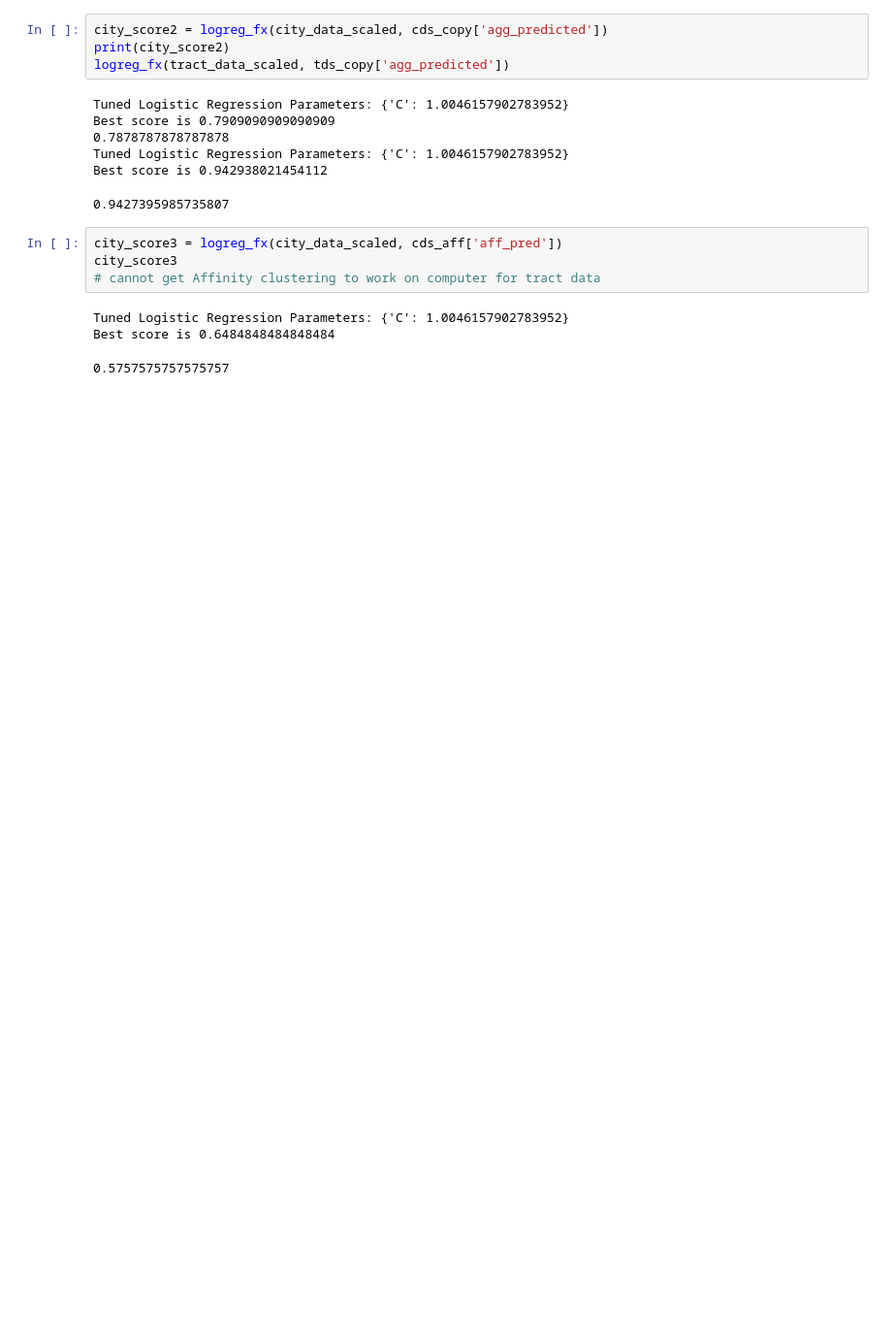
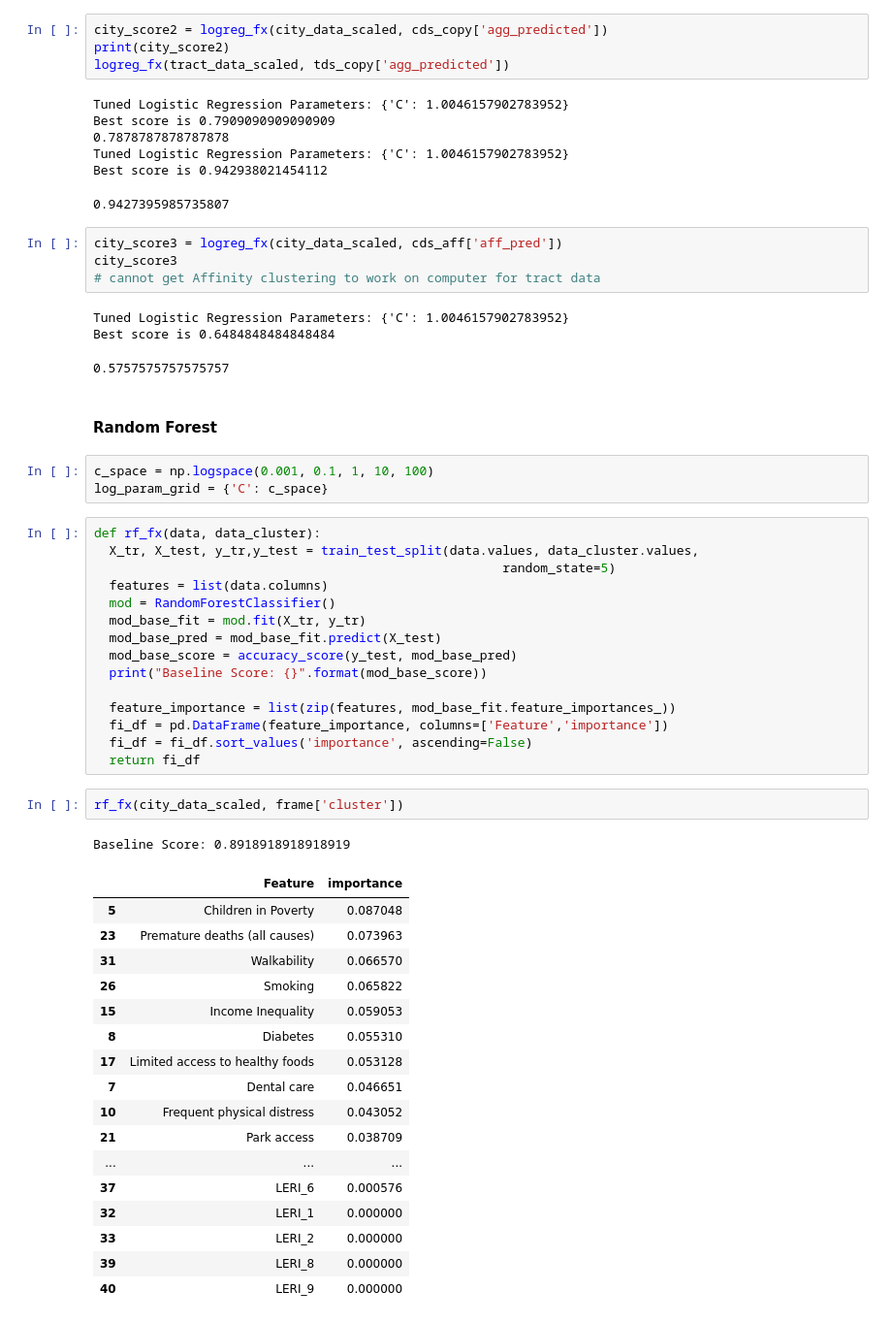
Before and after one commit to lilfetz22/Health_Scores_CAP2, a Jupyter notebook: scripts/Health_Scores_ML.ipynb, the cells around one changed output. Shown at 97% size. Drawn from its saved outputs; the diff is of its cells as text; blank space fills up the shorter version.

Commit message:
Random forest classifier for each clusterization

```diff
--- a/scripts/Health_Scores_ML.ipynb
+++ b/scripts/Health_Scores_ML.ipynb
@@ -222,3 +225,44 @@ city_score3
 Tuned Logistic Regression Parameters: {'C': 1.0046157902783952}
 Best score is 0.6484848484848484
 0.5757575757575757
+# %% [markdown]
+#### Random Forest
+# %%
+c_space = np.logspace(0.001, 0.1, 1, 10, 100)
+log_param_grid = {'C': c_space}
+# %%
+def rf_fx(data, data_cluster):
+  X_tr, X_test, y_tr,y_test = train_test_split(data.values, data_cluster.values,
+                                                      random_state=5)
+  features = list(data.columns)
+  mod = RandomForestClassifier()
+  mod_base_fit = mod.fit(X_tr, y_tr)
+  mod_base_pred = mod_base_fit.predict(X_test)
+  mod_base_score = accuracy_score(y_test, mod_base_pred)
+  print("Baseline Score: {}".format(mod_base_score))
+
+  feature_importance = list(zip(features, mod_base_fit.feature_importances_))
+  fi_df = pd.DataFrame(feature_importance, columns=['Feature','importance'])
+  fi_df = fi_df.sort_values('importance', ascending=False)
+  return fi_df
+# %%
+rf_fx(city_data_scaled, frame['cluster'])
+# %% [output]
+Baseline Score: 0.8918918918918919
+|  | Feature | importance |
+| 5 | Children in Poverty | 0.087048 |
+| 23 | Premature deaths (all causes) | 0.073963 |
+| 31 | Walkability | 0.066570 |
+| 26 | Smoking | 0.065822 |
+| 15 | Income Inequality | 0.059053 |
+| 8 | Diabetes | 0.055310 |
+| 17 | Limited access to healthy foods | 0.053128 |
+| 7 | Dental care | 0.046651 |
+| 10 | Frequent physical distress | 0.043052 |
+| 21 | Park access | 0.038709 |
+| ... | ... | ... |
+| 37 | LERI_6 | 0.000576 |
+| 32 | LERI_1 | 0.000000 |
+| 33 | LERI_2 | 0.000000 |
+| 39 | LERI_8 | 0.000000 |
+| 40 | LERI_9 | 0.000000 |
```
Also changed, not shown: parts of 9 cells of this notebook.
